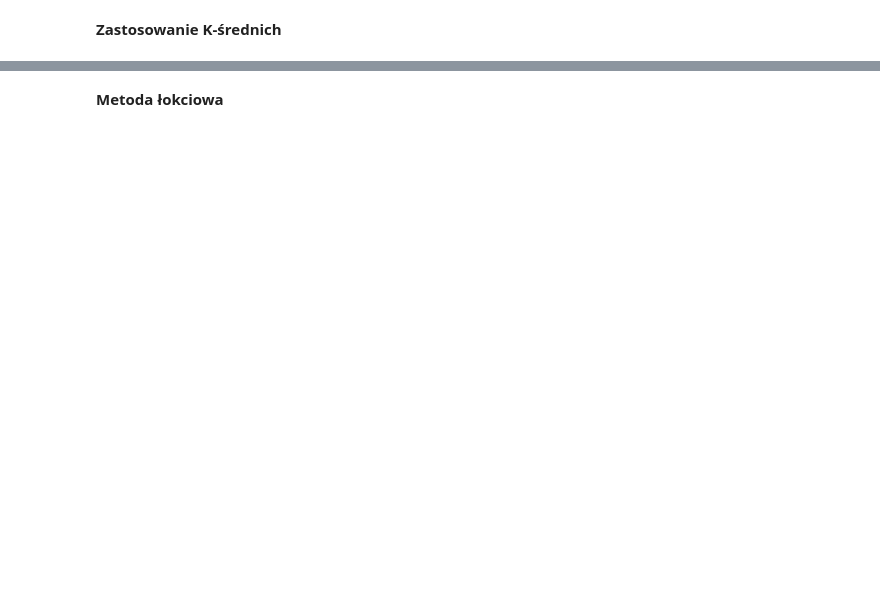
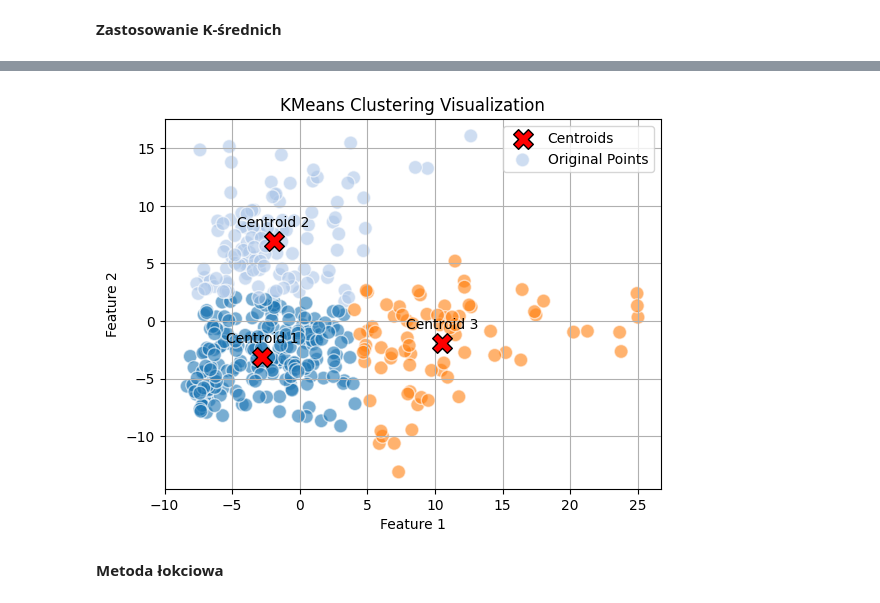
Before and after one commit to kachnna/HOMEworksgoit, a Jupyter notebook: Moduł III/zadanie domowe 6/Hw6.ipynb, the cells around one changed output, grey strips where cells are left out. Saved outputs shown, nothing was run; the diff lists cells and outputs as text; code cells hidden in the pictures; blank space fills up the shorter version.

```diff
--- a/Moduł III/zadanie domowe 6/Hw6.ipynb
+++ b/Moduł III/zadanie domowe 6/Hw6.ipynb
@@ -97,3 +72,12 @@ plt.show()
+# %%
+kmeans = KMeans(n_clusters=3, random_state=0)
+kmeans.fit(X_train_pca)
+
+labels = kmeans.labels_
+centroids = kmeans.cluster_centers_
+print_k_means_for_2d_data(X_train_pca, labels, centroids)
+# %% [output]
+[figure, added]
 # %% [markdown]
 __Metoda łokciowa__
 # %%
```
Also changed, not shown: parts of 17 cells of this notebook, 1 other file.
